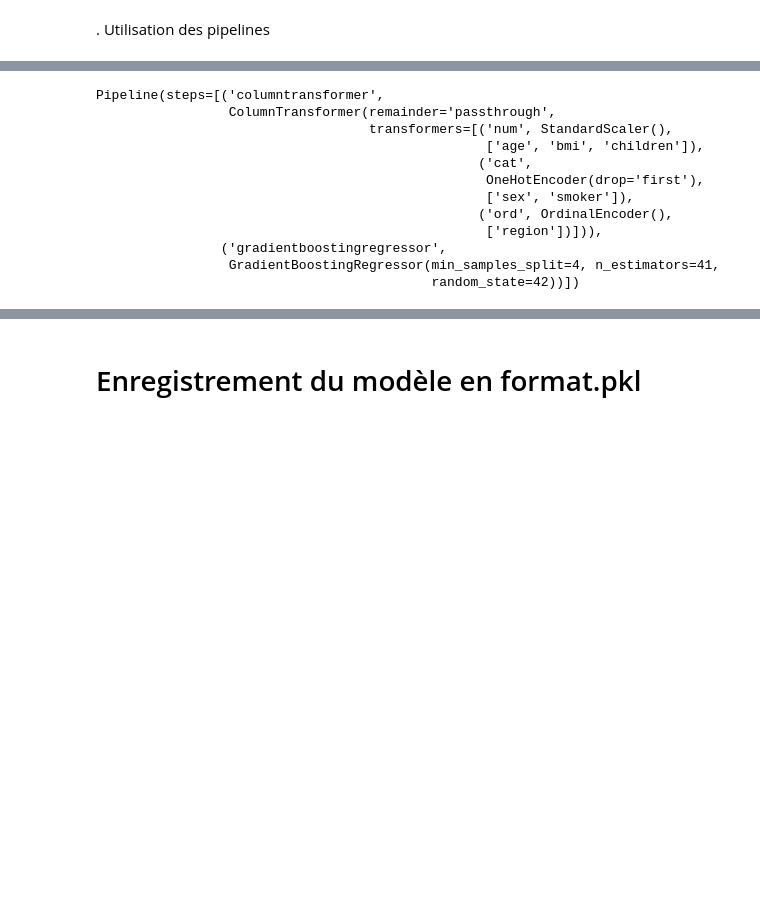
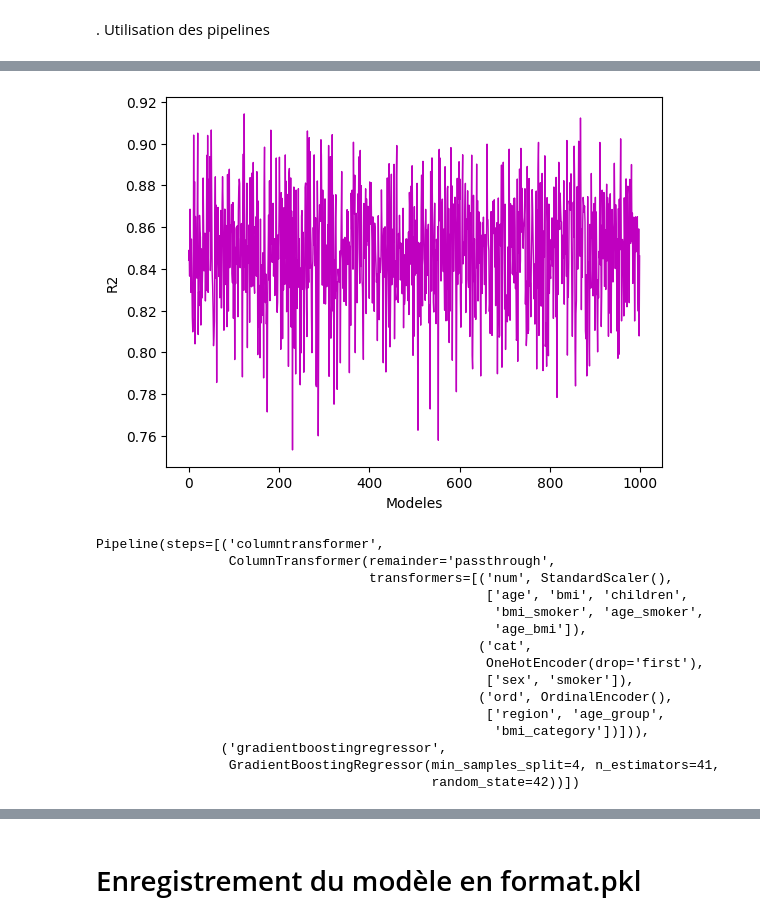
Before and after one commit to A-Delvoye/Brief2_prime_assurance, a Jupyter notebook: modelisation_assurance.ipynb, the cells around one changed output, grey strips where cells are left out. Saved outputs shown, nothing was run; the diff lists cells and outputs as text; code cells hidden in the pictures; blank space fills up the shorter version.

```diff
--- a/modelisation_assurance.ipynb
+++ b/modelisation_assurance.ipynb
@@ -303,51 +352,67 @@ df_numeric.head()
 # %%
-numeric_features = ['age', 'bmi', 'children']#,'log_age','log_bmi','log_children']
+numeric_features = ['age', 'bmi', 'children','bmi_smoker','age_smoker','age_bmi']#'log_age','log_bmi','log_children']
 categorical_features = ['sex','smoker']
-ordinal_features = ['region']#,'age_group','bmi_category']
+ordinal_features = ['region','age_group','bmi_category']
 
 df_cible = df.iloc[:,-1]
 df_numeric = df[df.columns[:-1]]
 # Chargement des données
-X_train, X_test, y_train, y_test = train_test_split(df_numeric, df_cible, test_size=0.2, random_state=42)
+X_train, X_test, y_train, y_test = train_test_split(df_numeric, df_cible, shuffle=True, train_size=0.85, random_state=42, stratify=df_numeric['smoker'])
+#(df_numeric, df_cible, test_size=0.2, random_state=42)
 
 preprocessor = ColumnTransformer(
     transformers=[
         ('num', StandardScaler(), numeric_features),  # Normalisation des données numériques
         ('cat', OneHotEncoder(drop='first'), categorical_features),  # Encodage des variables catégoriques
         ('ord', OrdinalEncoder(), ordinal_features)
     ], remainder='passthrough',
     )
 #print(preprocessor)
 # Création d'un pipeline avec prétraitement et modèle
 # Régression linéaire
-lr_model = make_pipeline(preprocessor, PolynomialFeatures(2,), LinearRegression())
+lr_model = make_pipeline(preprocessor, PolynomialFeatures(2,include_bias=True), LinearRegression())
 lr_model.fit(X_train, y_train)
+
+score_ = []
+state_ = []
+for i in range(1000):
+    X_train_, X_test_, y_train_, y_test_  = train_test_split(df_numeric, df_cible, test_size=0.2, random_state=i)
+    clf_ = make_pipeline(preprocessor, PolynomialFeatures(2,), LinearRegression())
+    clf_.fit(X_train_, y_train_)
+    y_pred_ = clf_.predict(X_test_)
+    score_.append(r2_score(y_test_, y_pred_))
+    state_.append(i)
+plot_performance(score_, state_)
 
 # Forêt aléatoire #n_estimators=100, max_depth=4,random_state=42
 rf_model = make_pipeline(preprocessor, PolynomialFeatures(2,), RandomForestRegressor(n_estimators=30, max_depth=4, min_samples_split=5,random_state=42))
 rf_model.fit(X_train, y_train)
 
 #DecisionTreeRegressor
 tr_model = make_pipeline(preprocessor, PolynomialFeatures(2,), DecisionTreeRegressor(max_depth=4, min_samples_split=4,random_state=42))
 tr_model.fit(X_train, y_train)
 
 #GradientBoostingRegressor
 gb_model = make_pipeline(preprocessor, GradientBoostingRegressor())
 gb_model.fit(X_train, y_train)
 
 #GradientBoostingRegressor_reg
 gbreg_model = make_pipeline(preprocessor, GradientBoostingRegressor(n_estimators=41, max_depth=3, min_samples_split=4, random_state=42))
 gbreg_model.fit(X_train, y_train)
 # %% [output]
+[figure, added]
 Pipeline(steps=[('columntransformer',
                  ColumnTransformer(remainder='passthrough',
                                    transformers=[('num', StandardScaler(),
-                                                  ['age', 'bmi', 'children']),
+                                                  ['age', 'bmi', 'children',
+                                                   'bmi_smoker', 'age_smoker',
+                                                   'age_bmi']),
                                                  ('cat',
                                                   OneHotEncoder(drop='first'),
                                                   ['sex', 'smoker']),
                                                  ('ord', OrdinalEncoder(),
-                                                  ['region'])])),
+                                                  ['region', 'age_group',
+                                                   'bmi_category'])])),
                 ('gradientboostingregressor',
                  GradientBoostingRegressor(min_samples_split=4, n_estimators=41,
                                            random_state=42))])
```
Also changed, not shown: parts of 14 cells of this notebook, 46 other files.
